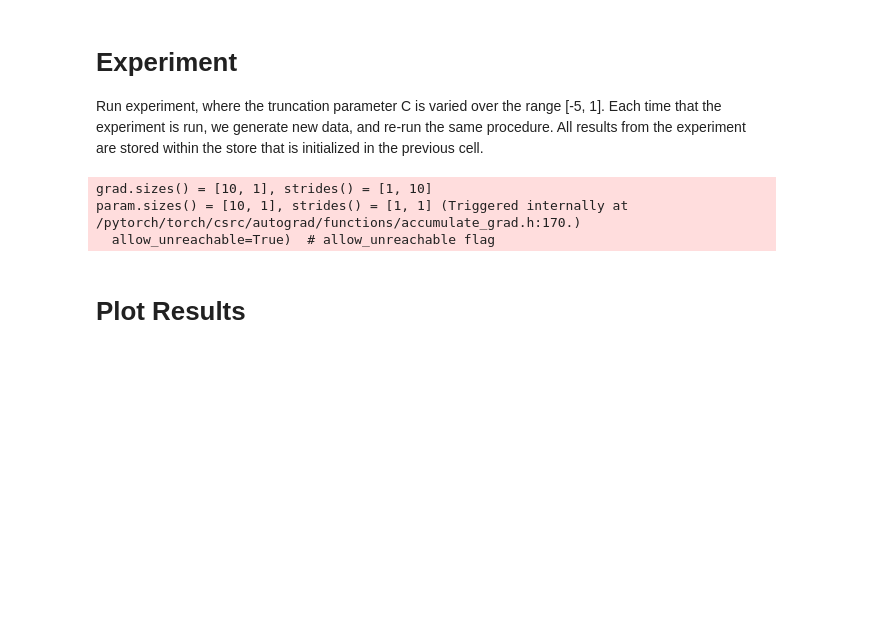
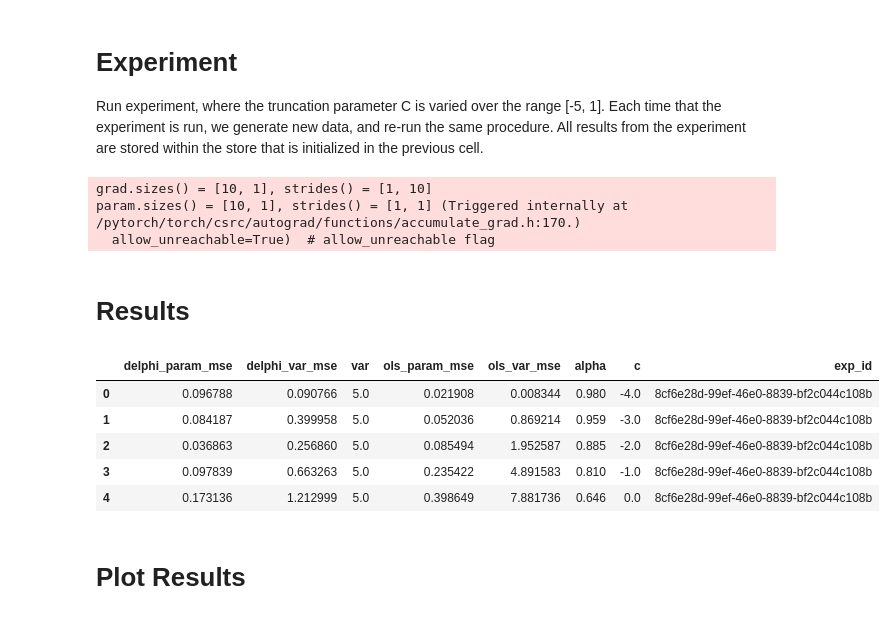
Before and after one commit to pstefanou12/delphi.ai, a Jupyter notebook: notebooks/Varying C.ipynb, the cells around one changed output. Drawn from its saved outputs; the diff is of its cells as text; code cells hidden in the pictures; blank space fills up the shorter version.

```diff
--- a/notebooks/Varying C.ipynb
+++ b/notebooks/Varying C.ipynb
@@ -116,3 +119,16 @@ results.head()
+# %% [markdown]
+# Results
+# %%
+reader = CollectionReader(STORE_PATH)
+results = reader.df(STORE_TABLE_NAME)
+results.head()
+# %% [output]
+|  | delphi_param_mse | delphi_var_mse | var | ols_param_mse | ols_var_mse | alpha | c | exp_id |
+| 0 | 0.096788 | 0.090766 | 5.0 | 0.021908 | 0.008344 | 0.980 | -4.0 | 8cf6e28d-99ef-46e0-8839-bf2c044c108b |
+| 1 | 0.084187 | 0.399958 | 5.0 | 0.052036 | 0.869214 | 0.959 | -3.0 | 8cf6e28d-99ef-46e0-8839-bf2c044c108b |
+| 2 | 0.036863 | 0.256860 | 5.0 | 0.085494 | 1.952587 | 0.885 | -2.0 | 8cf6e28d-99ef-46e0-8839-bf2c044c108b |
+| 3 | 0.097839 | 0.663263 | 5.0 | 0.235422 | 4.891583 | 0.810 | -1.0 | 8cf6e28d-99ef-46e0-8839-bf2c044c108b |
+| 4 | 0.173136 | 1.212999 | 5.0 | 0.398649 | 7.881736 | 0.646 | 0.0 | 8cf6e28d-99ef-46e0-8839-bf2c044c108b |
 # %% [markdown]
 # Plot Results
 # %%
```
Also changed, not shown: parts of 6 cells of this notebook, 3 other files.
